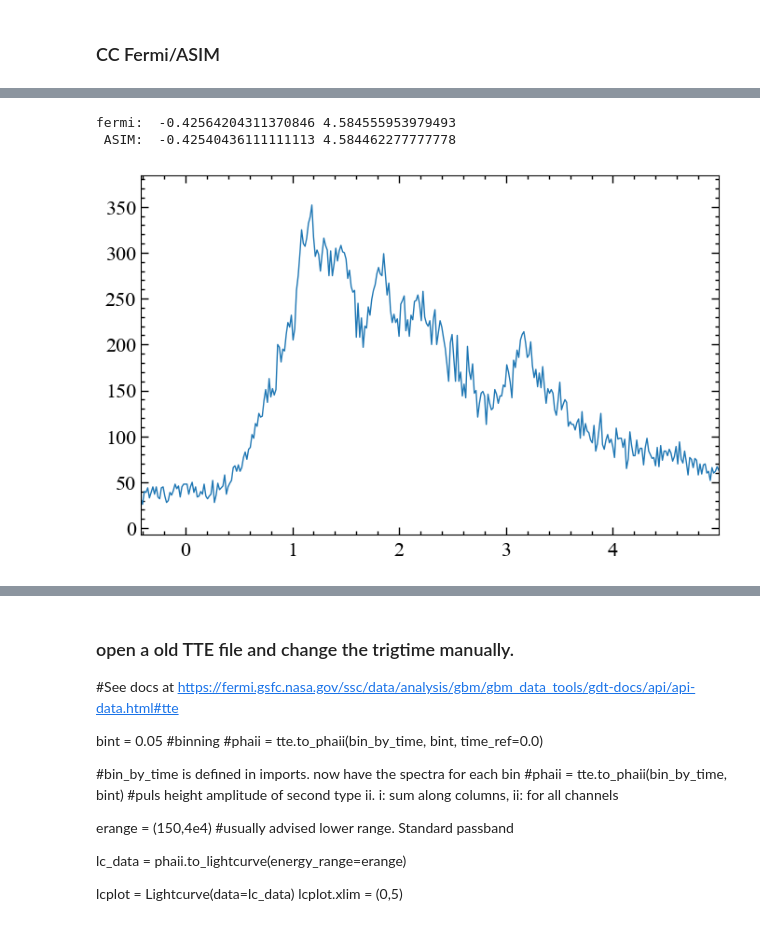
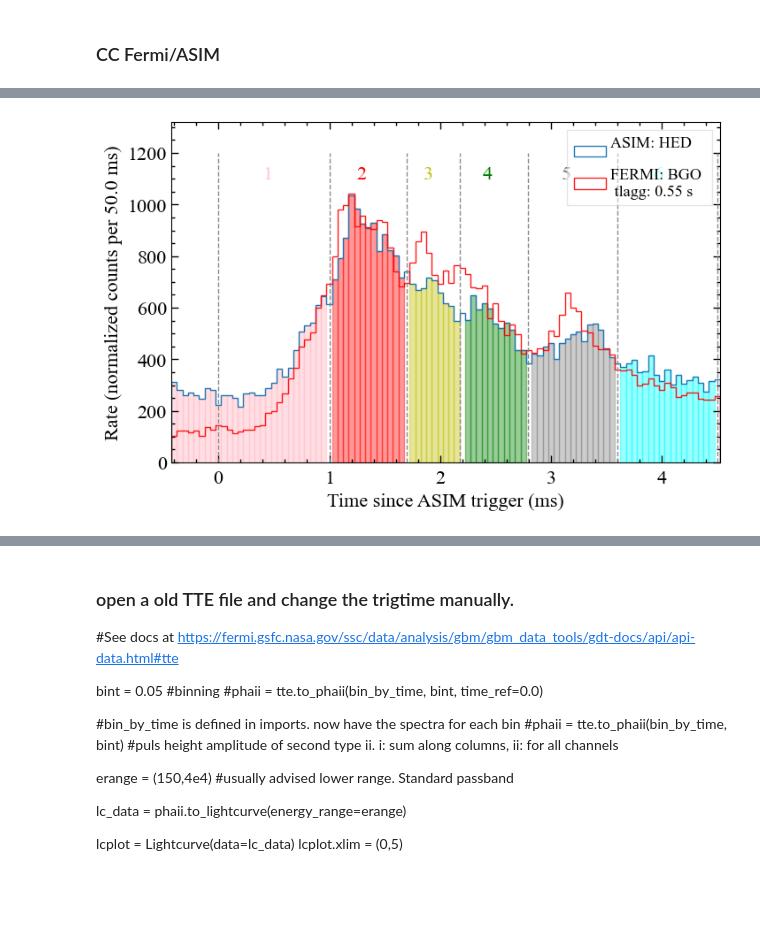
Before and after one commit to AndreasRamsli/GRB, a Jupyter notebook: xspec/FERMI/GRB210619B/GRB210619B_extract_files.ipynb, the cells around one changed output, grey strips where cells are left out. Saved outputs shown, nothing was run; the diff lists cells and outputs as text; code cells hidden in the pictures; blank space fills up the shorter version.

```diff
--- a/xspec/FERMI/GRB210619B/GRB210619B_extract_files.ipynb
+++ b/xspec/FERMI/GRB210619B/GRB210619B_extract_files.ipynb
@@ -293,17 +279,55 @@ asimLC.plot()
-# %%
-#shifting original fermiTus by tlagg and bin the finalFermiLC with the same bins as asimBins
-fermiShiftedTus = fermiTus+tlagg
-iStartF = find_nearest(fermiShiftedTus,asimTus[0])
-iEndF = find_nearest(fermiShiftedTus,asimTus[-1])
-print("fermi: ",fermiShiftedTus[iStartF],fermiShiftedTus[iEndF],"\n ASIM: ",asimTus[0],asimTus[-1])
-# %% [output]
-fermi:  -0.42564204311370846 4.584555953979493
- ASIM:  -0.42540436111111113 4.584462277777778
-# %%
-fermiFinalHist = np.histogram(fermiShiftedTus,bins=asimBins)
-fermiFinalCounts,fermiFinalEdges = fermiFinalHist[0],fermiFinalHist[1]
-fermiFinalLC = LC(time=np.round(fermiFinalEdges[:-1],3)+binsize/2, counts=fermiFinalCounts, skip_checks=True,dt=binsize)
-fermiFinalLC.plot()
-# %% [output]
-[figure, removed]
+# %%
+tlagg = 0.55 #from 16ms binsize
+
+fig,ax = plt.subplots(1, 1)
+asimHist = ax.hist(x=asimTus,bins=asimLC.bin_lo,histtype="step",label="ASIM: HED \n")
+n,bins = asimHist[0],asimHist[1]
+
+
+#fermi
+fermiTus = tte.data.time + tlagg
+iStartF = find_nearest(fermiTus,asimLC.bin_lo[0])
+iEndF = find_nearest(fermiTus,asimLC.bin_hi[-1])
+fermiTus = fermiTus[iStartF:iEndF]
+fermiFinalLC = LC.make_lightcurve(toa=fermiTus,dt=binsize)
+ax.hist(x=fermiTus,bins=fermiFinalLC.bin_lo,histtype="step",color="r",alpha=0.9,label="FERMI: BGO \n tlagg: {} s".format(round(tlagg,3)))
+
+#ax.set_title("GRB210619B normalized LC's")
+ax.set_xlabel("Time since ASIM trigger (ms)")
+ax.set_ylabel("Rate (normalized counts per {} ms)".format(binsize*1e3))
+
+#Filling in time interval regions
+T0,T1,T2,T3,T4,T5,T6 = 0,1,1.7,2.18,2.79,3.60,4.5
+
+
+start, stop = T0,T6  # range to fill between
+for n, l, r in zip(n, bins, bins[1:]):
+    if r < T1:
+        ax.fill_between([l, r], 0, n, alpha=0.5,color="pink")
+    elif np.logical_and(l>=T1,r<=T2):
+        ax.fill_between([l, r], 0, n, alpha=0.4,color="r")
+    elif np.logical_and(l>=T2,r<=T3):
+        ax.fill_between([l, r], 0, n, alpha=0.4,color="y")
+    elif np.logical_and(l>=T3,r<=T4):
+        ax.fill_between([l, r], 0, n, alpha=0.4,color="g")
+    elif np.logical_and(l>=T4,r<=T5):
+        ax.fill_between([l, r], 0, n, alpha=0.4,color="grey")
+    elif np.logical_and(l>=T5,r<=T6):
+        ax.fill_between([l, r], 0, n, alpha=0.4,color="cyan")
+
+
+
+
+ax.vlines(x=[T0,T1,T2,T3,T4,T5,T6],ymin=[0]*7,ymax=[1.2e3]*7,color="grey",alpha=0.9,linestyle="--")
+plt.legend(loc="upper right")
+ax.text((T1+T0-0.2)/2,1.1e3,"1",fontsize=16,c="pink")
+ax.text((T2+T1-0.2)/2,1.1e3,"2",fontsize=16,c="red")
+ax.text((T3+T2-0.2)/2,1.1e3,"3",fontsize=16,c="y")
+ax.text((T4+T3-0.2)/2,1.1e3,"4",fontsize=16,c="g")
+ax.text((T5+T4-0.2)/2,1.1e3,"5",fontsize=16,c="grey")
+ax.text((T6+T5-0.25)/2,1.1e3,"6",fontsize=16,c="cyan")
+#plt.savefig("/Users/andreas/phys/master/GRB/xspec/GRB210619B/CrossCorrolation/overlappingLC_asim_fermi_16ms.pdf") """
+plt.show()
+# %% [output]
+[figure, added]
 # %%
```
Also changed, not shown: parts of 19 cells of this notebook, 3 other files.
